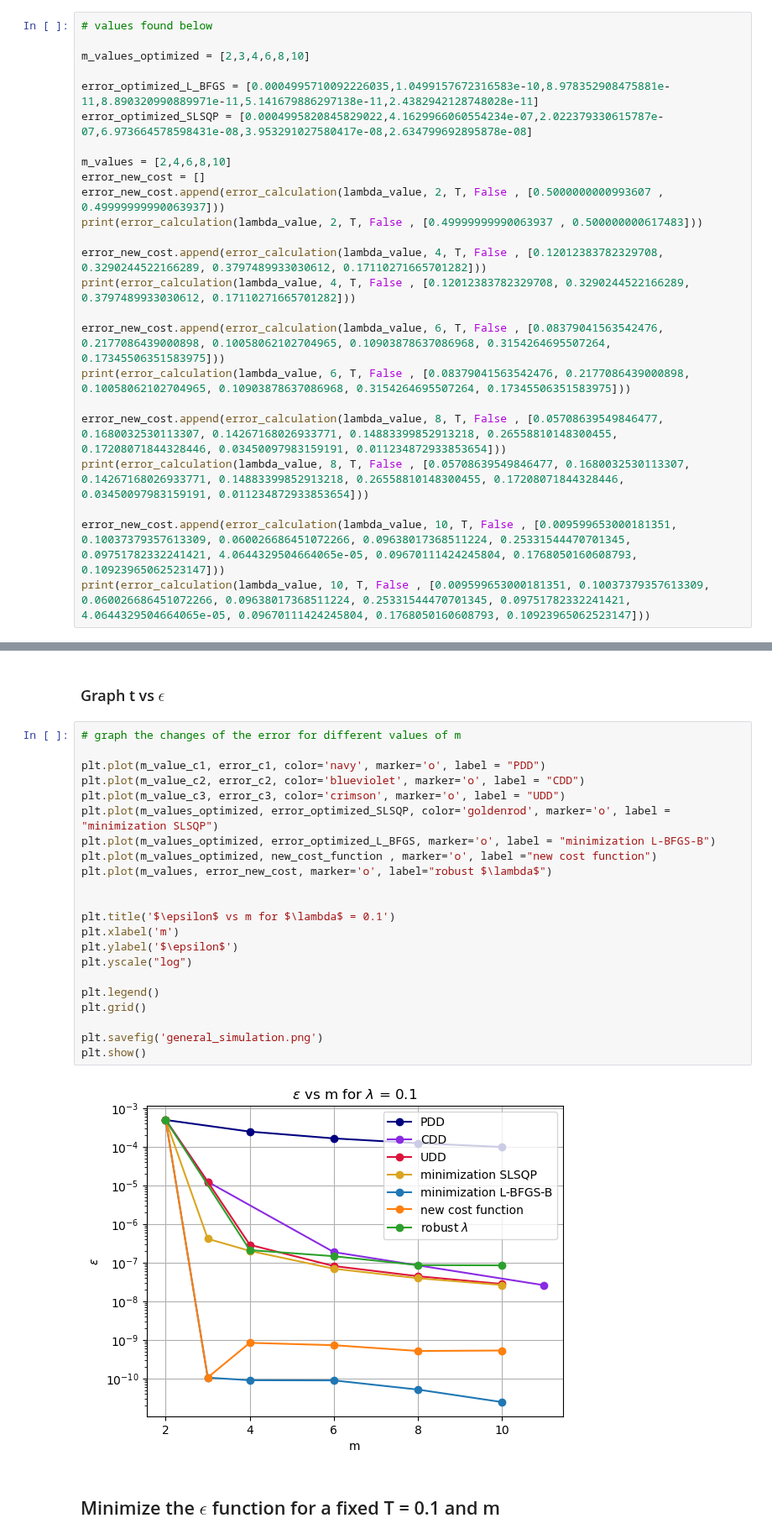
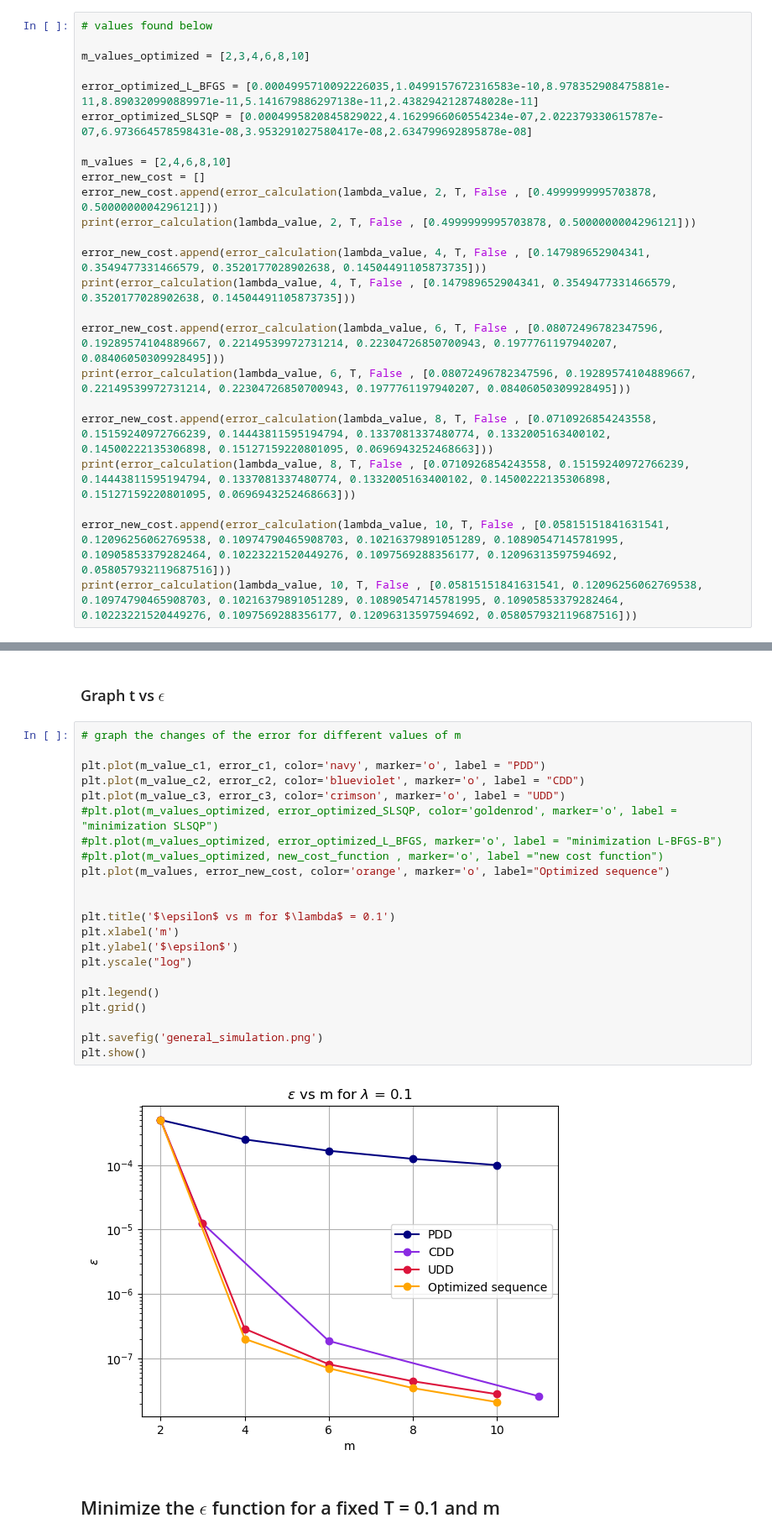
Before and after one commit to BonnieMorales/quantum-research, a Jupyter notebook: Simulation-Dynamical-Decoupling.ipynb, the cells around one changed output, grey strips where cells are left out. Shown at 84% size. Saved outputs shown, nothing was run; the diff lists cells and outputs as text.

Commit message:
robust lambda final results

```diff
--- a/Simulation-Dynamical-Decoupling.ipynb
+++ b/Simulation-Dynamical-Decoupling.ipynb
@@ -209,18 +209,18 @@ error_optimized_SLSQP = [0.0004995820845829022,4.1629966060554234e-07,2.02237933
 
 m_values = [2,4,6,8,10]
 error_new_cost = []
-error_new_cost.append(error_calculation(lambda_value, 2, T, False , [0.5000000000993607 , 0.49999999990063937]))
-print(error_calculation(lambda_value, 2, T, False , [0.49999999990063937 , 0.500000000617483]))
+error_new_cost.append(error_calculation(lambda_value, 2, T, False , [0.4999999995703878, 0.5000000004296121]))
+print(error_calculation(lambda_value, 2, T, False , [0.4999999995703878, 0.5000000004296121]))
 
-error_new_cost.append(error_calculation(lambda_value, 4, T, False , [0.12012383782329708, 0.3290244522166289, 0.3797489933030612, 0.17110271665701282]))
-print(error_calculation(lambda_value, 4, T, False , [0.12012383782329708, 0.3290244522166289, 0.3797489933030612, 0.17110271665701282]))
+error_new_cost.append(error_calculation(lambda_value, 4, T, False , [0.147989652904341, 0.3549477331466579, 0.3520177028902638, 0.14504491105873735]))
+print(error_calculation(lambda_value, 4, T, False , [0.147989652904341, 0.3549477331466579, 0.3520177028902638, 0.14504491105873735]))
 
-error_new_cost.append(error_calculation(lambda_value, 6, T, False , [0.08379041563542476, 0.2177086439000898, 0.10058062102704965, 0.10903878637086968, 0.3154264695507264, 0.17345506351583975]))
-print(error_calculation(lambda_value, 6, T, False , [0.08379041563542476, 0.2177086439000898, 0.10058062102704965, 0.10903878637086968, 0.3154264695507264, 0.17345506351583975]))
+error_new_cost.append(error_calculation(lambda_value, 6, T, False , [0.08072496782347596, 0.19289574104889667, 0.22149539972731214, 0.22304726850700943, 0.1977761197940207, 0.08406050309928495]))
+print(error_calculation(lambda_value, 6, T, False , [0.08072496782347596, 0.19289574104889667, 0.22149539972731214, 0.22304726850700943, 0.1977761197940207, 0.08406050309928495]))
 
-error_new_cost.append(error_calculation(lambda_value, 8, T, False , [0.05708639549846477, 0.1680032530113307, 0.14267168026933771, 0.14883399852913218, 0.26558810148300455, 0.17208071844328446, 0.03450097983159191, 0.011234872933853654]))
-print(error_calculation(lambda_value, 8, T, False , [0.05708639549846477, 0.1680032530113307, 0.14267168026933771, 0.14883399852913218, 0.26558810148300455, 0.17208071844328446, 0.03450097983159191, 0.011234872933853654]))
+error_new_cost.append(error_calculation(lambda_value, 8, T, False , [0.0710926854243558, 0.15159240972766239, 0.14443811595194794, 0.1337081337480774, 0.1332005163400102, 0.14500222135306898, 0.15127159220801095, 0.0696943252468663]))
+print(error_calculation(lambda_value, 8, T, False , [0.0710926854243558, 0.15159240972766239, 0.14443811595194794, 0.1337081337480774, 0.1332005163400102, 0.14500222135306898, 0.15127159220801095, 0.0696943252468663]))
 
-error_new_cost.append(error_calculation(lambda_value, 10, T, False , [0.009599653000181351, 0.10037379357613309, 0.060026686451072266, 0.09638017368511224, 0.25331544470701345, 0.09751782332241421, 4.0644329504664065e-05, 0.09670111424245804, 0.1768050160608793, 0.10923965062523147]))
-print(error_calculation(lambda_value, 10, T, False , [0.009599653000181351, 0.10037379357613309, 0.060026686451072266, 0.09638017368511224, 0.25331544470701345, 0.09751782332241421, 4.0644329504664065e-05, 0.09670111424245804, 0.1768050160608793, 0.10923965062523147]))
+error_new_cost.append(error_calculation(lambda_value, 10, T, False , [0.05815151841631541, 0.12096256062769538, 0.10974790465908703, 0.10216379891051289, 0.10890547145781995, 0.10905853379282464, 0.10223221520449276, 0.1097569288356177, 0.12096313597594692, 0.058057932119687516]))
+print(error_calculation(lambda_value, 10, T, False , [0.05815151841631541, 0.12096256062769538, 0.10974790465908703, 0.10216379891051289, 0.10890547145781995, 0.10905853379282464, 0.10223221520449276, 0.1097569288356177, 0.12096313597594692, 0.058057932119687516]))
 # %% [output]
@@ -234,27 +234,27 @@ print(error_calculation(lambda_value, 10, T, False , [0.009599653000181351, 0.10
 # %%
 # graph the changes of the error for different values of m
 
 plt.plot(m_value_c1, error_c1, color='navy', marker='o', label = "PDD")
 plt.plot(m_value_c2, error_c2, color='blueviolet', marker='o', label = "CDD")
 plt.plot(m_value_c3, error_c3, color='crimson', marker='o', label = "UDD")
-plt.plot(m_values_optimized, error_optimized_SLSQP, color='goldenrod', marker='o', label = "minimization SLSQP")
-plt.plot(m_values_optimized, error_optimized_L_BFGS, marker='o', label = "minimization L-BFGS-B")
-plt.plot(m_values_optimized, new_cost_function , marker='o', label ="new cost function")
-plt.plot(m_values, error_new_cost, marker='o', label="robust $\lambda$")
+#plt.plot(m_values_optimized, error_optimized_SLSQP, color='goldenrod', marker='o', label = "minimization SLSQP")
+#plt.plot(m_values_optimized, error_optimized_L_BFGS, marker='o', label = "minimization L-BFGS-B")
+#plt.plot(m_values_optimized, new_cost_function , marker='o', label ="new cost function")
+plt.plot(m_values, error_new_cost, color='orange', marker='o', label="Optimized sequence")
 
 
 plt.title('$\epsilon$ vs m for $\lambda$ = 0.1')
 plt.xlabel('m')
 plt.ylabel('$\epsilon$')
 plt.yscale("log")
 
 plt.legend()
 plt.grid()
 
 plt.savefig('general_simulation.png')
 plt.show()
 # %% [output]
-[figure, old version]
+[figure, new version]
 # %% [markdown]
 ## Minimize the $\epsilon$ function for a fixed T = 0.1 and m
 # %% [markdown]
```
Also changed, not shown: parts of 13 cells of this notebook, 4 other files.
